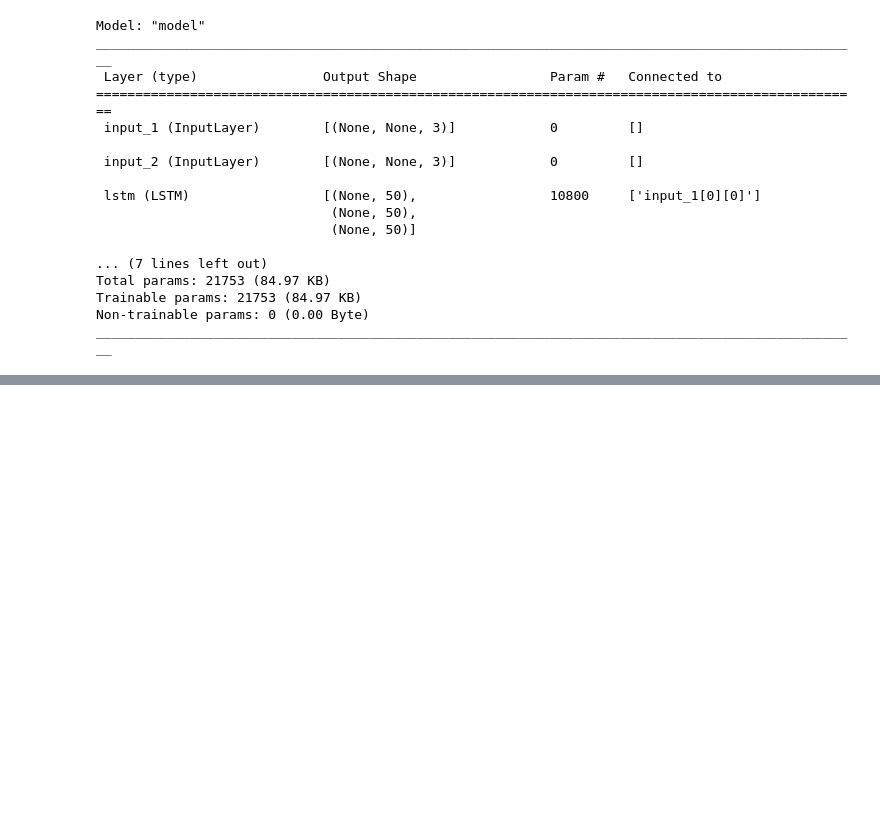
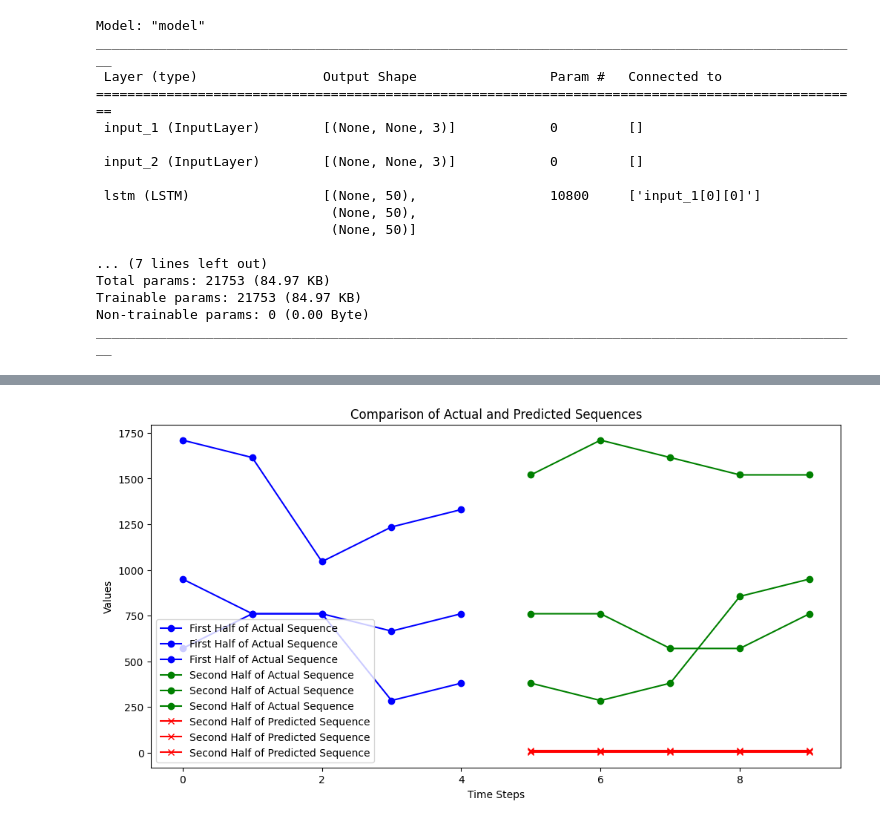
Before and after one commit to Stasieniec/Collective-Intelligence, a Jupyter notebook: Final_assignment.ipynb, the cells around one changed output, grey strips where cells are left out. Saved outputs shown, nothing was run; the diff lists cells and outputs as text; code cells hidden in the pictures; blank space fills up the shorter version.

Commit message:
Second, better version

```diff
--- a/Final_assignment.ipynb
+++ b/Final_assignment.ipynb
@@ -93,13 +98,3 @@ Total params: 21753 (84.97 KB)
 Trainable params: 21753 (84.97 KB)
 Non-trainable params: 0 (0.00 Byte)
 __________________________________________________________________________________________________
-# %%
-# Prepare training data
-encoder_input_data = inputs
-decoder_input_data = np.zeros_like(targets)
-decoder_input_data[:, 1:, :] = targets[:, :-1, :]  # Shifted target sequences
-decoder_target_data = targets
-
-# Train the model
-model.fit([encoder_input_data, decoder_input_data], decoder_target_data,
-          batch_size=64, epochs=50, validation_split=0.2)
@@ -190,0 +206,30 @@ Decoded sequence: [[3.389219  3.5514295 4.4847946]
+# %%
+import matplotlib.pyplot as plt
+
+# Generate predictions for the test data
+predictions = model.predict([input_test, decoder_input_test])
+predicted_sequences = [decode_sequence(pred.reshape(1, -1, num_features)) for pred in predictions]
+
+# Select a sample to plot
+sample_index = 0  # Change this index to see different samples
+actual_sequence = decoder_target_test[sample_index]
+predicted_sequence = predicted_sequences[sample_index]
+
+# Determine the midpoint of the sequence for splitting
+mid_point = len(actual_sequence) // 2
+
+# Plotting
+plt.figure(figsize=(12, 6))
+# Plot the first half of the actual sequence
+plt.plot(range(mid_point), actual_sequence[:mid_point], label='First Half of Actual Sequence', marker='o', color='blue')
+# Plot the second half of the actual sequence
+plt.plot(range(mid_point, len(actual_sequence)), actual_sequence[mid_point:], label='Second Half of Actual Sequence', marker='o', color='green')
+# Plot the second half of the predicted sequence
+plt.plot(range(mid_point, len(predicted_sequence)), predicted_sequence[mid_point:], label='Second Half of Predicted Sequence', marker='x', color='red')
+
+plt.title('Comparison of Actual and Predicted Sequences')
+plt.xlabel('Time Steps')
+plt.ylabel('Values')
+plt.legend()
+plt.show()
+# %% [output]
@@ -190,0 +253 @@ Decoded sequence: [[3.389219  3.5514295 4.4847946]
+[figure, added]
```
Also changed, not shown: parts of 6 cells of this notebook, 4 other files.
